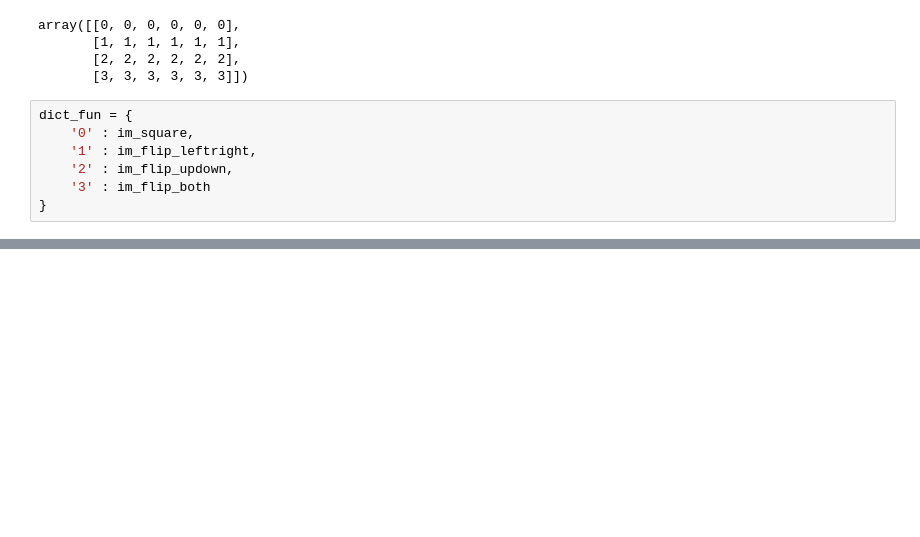
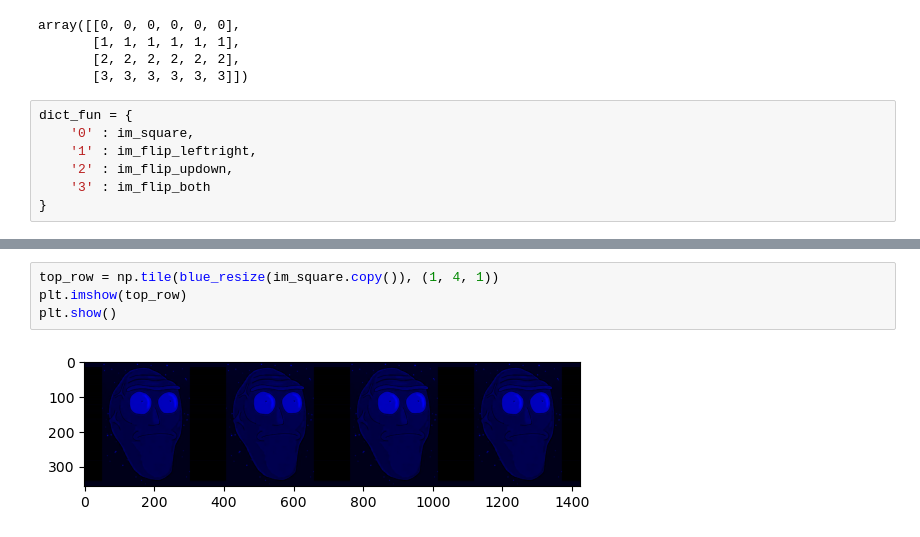
Before and after one commit to SarahDC7/Show_me_what_you_got, a Jupyter notebook: notebooks/Show_me.ipynb, the cells around one changed output, grey strips where cells are left out. Saved outputs shown, nothing was run; the diff lists cells and outputs as text; blank space fills up the shorter version.

```diff
--- a/notebooks/Show_me.ipynb
+++ b/notebooks/Show_me.ipynb
@@ -113,0 +156,6 @@ plt.show()
+# %%
+top_row = np.tile(blue_resize(im_square.copy()), (1, 4, 1))
+plt.imshow(top_row)
+plt.show()
+# %% [output]
+[figure, added]
```
Also changed, not shown: parts of 12 cells of this notebook.
